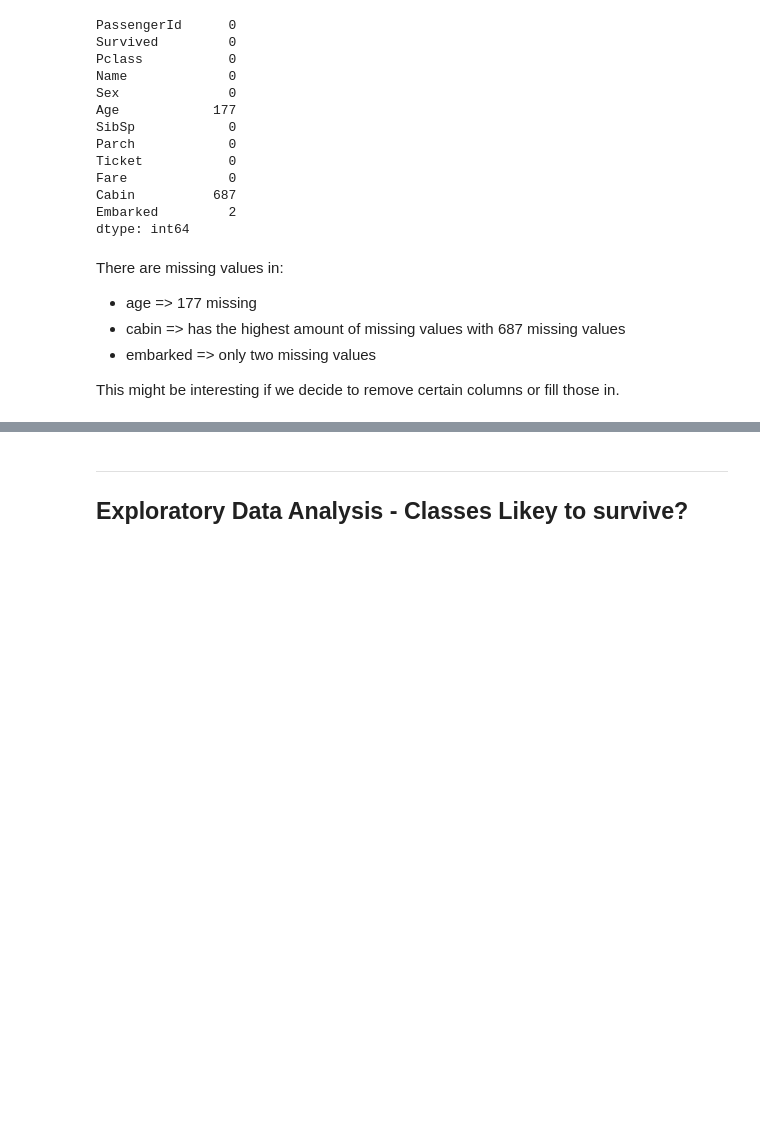
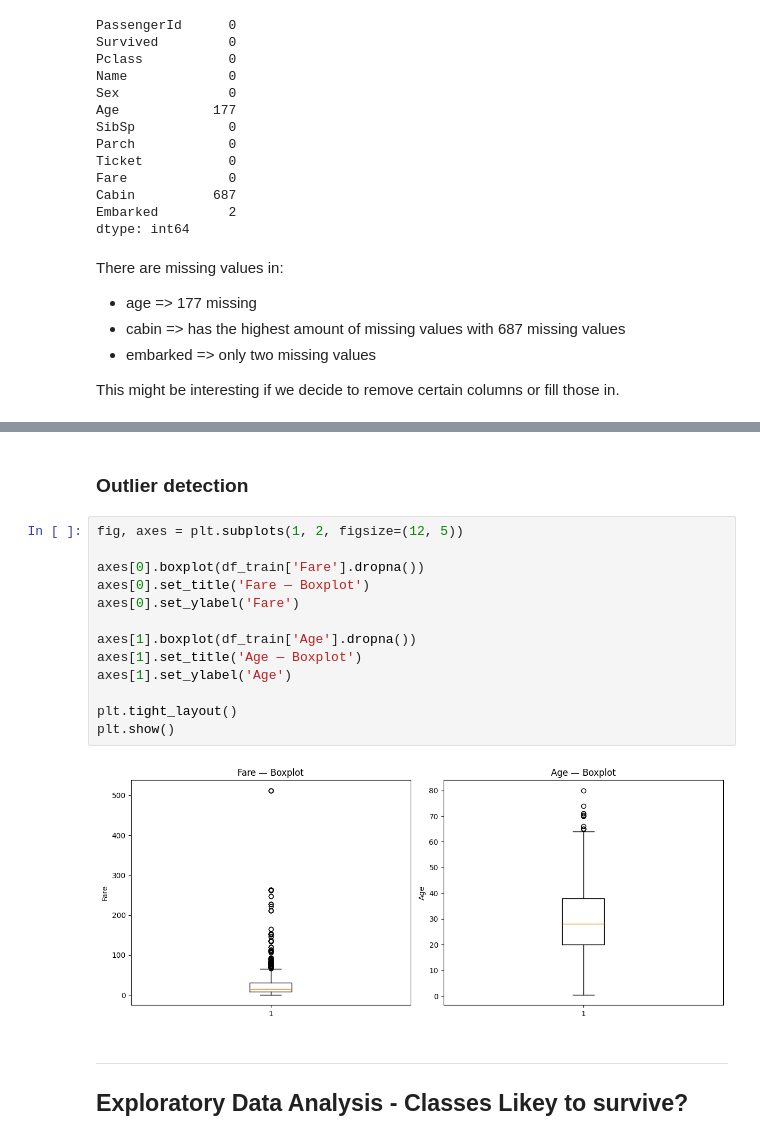
Before and after one commit to farahyakoubi-vives/ML_Assignment, a Jupyter notebook: Farah_Yakoubi.ipynb, the cells around one changed output, grey strips where cells are left out. Cells and saved outputs as stored; diff of their text form; blank space fills up the shorter version.

```diff
--- a/Farah_Yakoubi.ipynb
+++ b/Farah_Yakoubi.ipynb
@@ -162,3 +183,20 @@ This might be interesting if we decide to remove certain columns or fill those i
+# %% [markdown]
+### Outlier detection
+# %%
+fig, axes = plt.subplots(1, 2, figsize=(12, 5))
+
+axes[0].boxplot(df_train['Fare'].dropna())
+axes[0].set_title('Fare — Boxplot')
+axes[0].set_ylabel('Fare')
+
+axes[1].boxplot(df_train['Age'].dropna())
+axes[1].set_title('Age — Boxplot')
+axes[1].set_ylabel('Age')
+
+plt.tight_layout()
+plt.show()
+# %% [output]
+[figure, added]
 # %% [markdown]
 ---
 ##  Exploratory Data Analysis - Classes Likey to survive?
```
Also changed, not shown: parts of 18 cells of this notebook, 1 other file.
